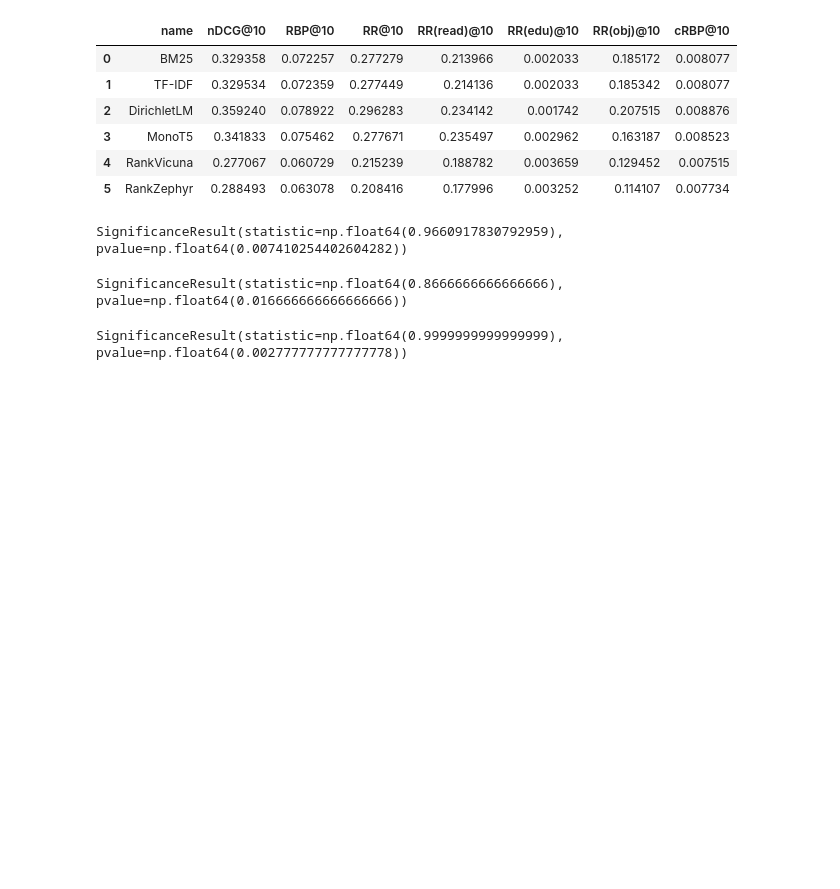
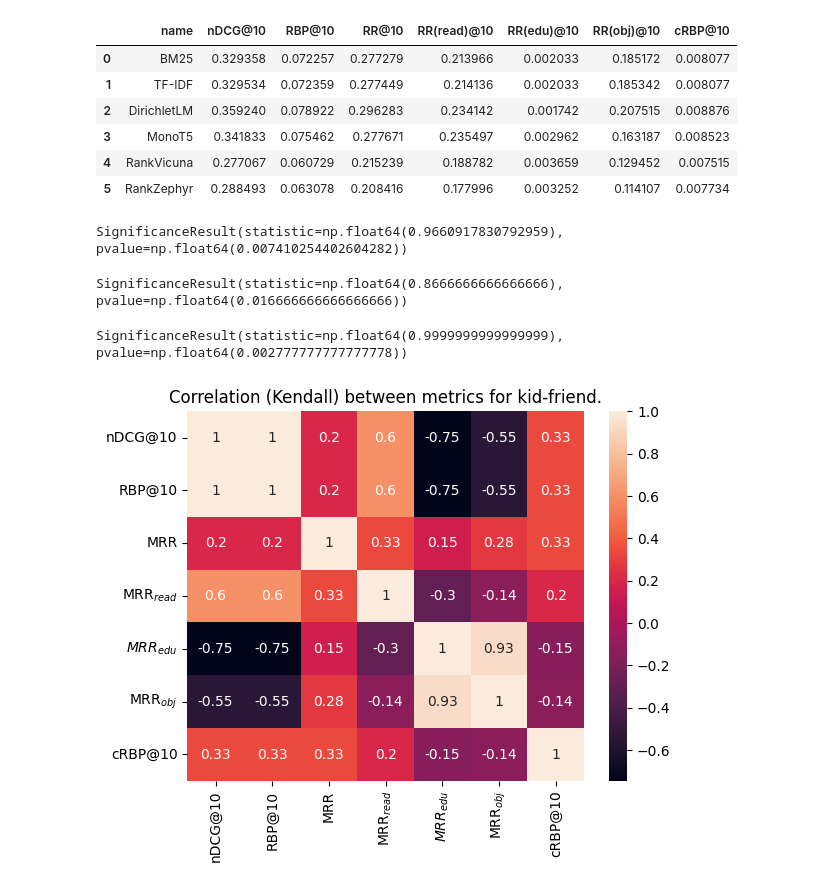
Before and after one commit to SOLandChildren/ChildCenteredEvaluation, a Jupyter notebook: code/evaluation.ipynb, the cells around one changed output. Saved outputs shown, nothing was run; the diff lists cells and outputs as text; code cells hidden in the pictures; blank space fills up the shorter version.

Commit message:
Added pipeline for visualisation

```diff
--- a/code/evaluation.ipynb
+++ b/code/evaluation.ipynb
@@ -734,3 +752,22 @@ SignificanceResult(statistic=np.float64(0.8666666666666666), pvalue=np.float64(0
 kendalltau(requik_eval["nDCG@10"], requik_eval["RBP@10"])
 # %% [output]
 SignificanceResult(statistic=np.float64(0.9999999999999999), pvalue=np.float64(0.002777777777777778))
+# %%
+import seaborn as sns
+import pandas as pd
+import matplotlib.pyplot as plt
+%matplotlib inline
+
+# load the Auto dataset
+kf_results = pd.read_csv("results/kid-friend/eval_consolidated.csv")
+kf_results = kf_results.rename({"RR@10": "MRR", "RR(read)@10": "MRR$_{read}$", "RR(edu)@10": "$MRR_{edu}$", "RR(obj)@10":"MRR$_{obj}$"}, axis=1)
+
+# calculate the correlation matrix on the numeric columns
+kf_corr = kf_results.select_dtypes('number').corr(method="kendall")
+
+# plot the heatmap
+f = sns.heatmap(kf_corr, annot=True)
+plt.title("Correlation (Kendall) between metrics for kid-friend.")
+plt.show()
+# %% [output]
+[figure, added]
```
Also changed, not shown: parts of 5 cells of this notebook.
